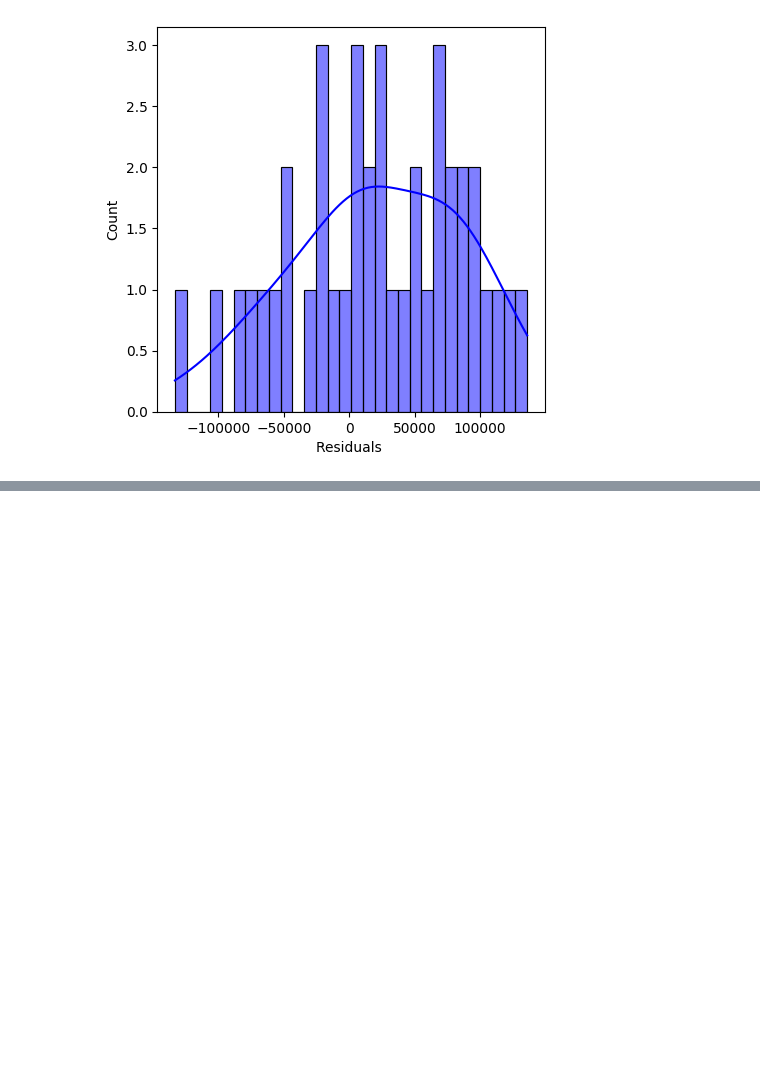
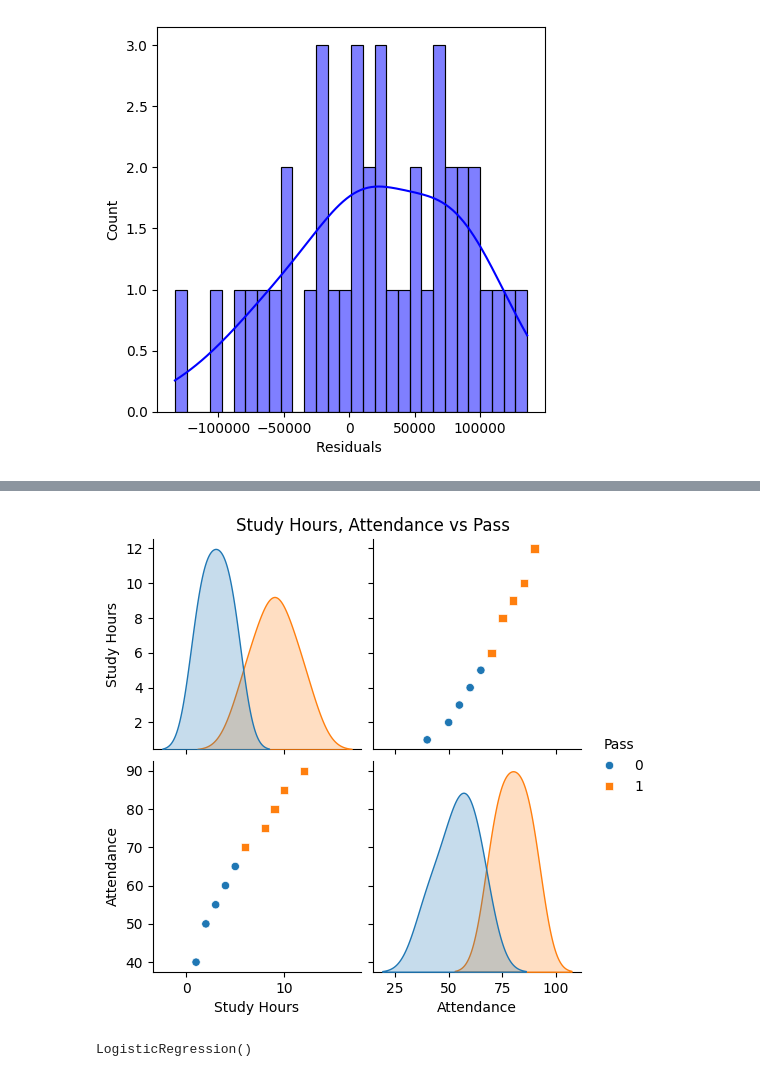
Before and after one commit to Pravallika-02-datascience/Internship, a Jupyter notebook: Mainflowintern.ipynb, the cells around one changed output, grey strips where cells are left out. Cells and saved outputs as stored; diff of their text form; code cells hidden in the pictures; blank space fills up the shorter version.

```diff
--- a/Mainflowintern.ipynb
+++ b/Mainflowintern.ipynb
@@ -679,0 +769,23 @@ plt.show()
+# %%
+# Pairplot with Pass as hue
+sns.pairplot(df, hue="Pass", markers=["o", "s"])
+plt.suptitle("Study Hours, Attendance vs Pass", y=1.02)
+plt.show()
+# %% [output]
+[figure, added]
+# %%
+from sklearn.linear_model import LogisticRegression
+from sklearn.model_selection import train_test_split
+
+# Features and target
+X = df[["Study Hours", "Attendance"]]
+y = df["Pass"]
+
+# Train-test split
+X_train, X_test, y_train, y_test = train_test_split(X, y, test_size=0.3, random_state=42)
+
+# Logistic Regression model
+model = LogisticRegression()
+model.fit(X_train, y_train)
+# %% [output]
+LogisticRegression()
```
Also changed, not shown: parts of 11 cells of this notebook.
